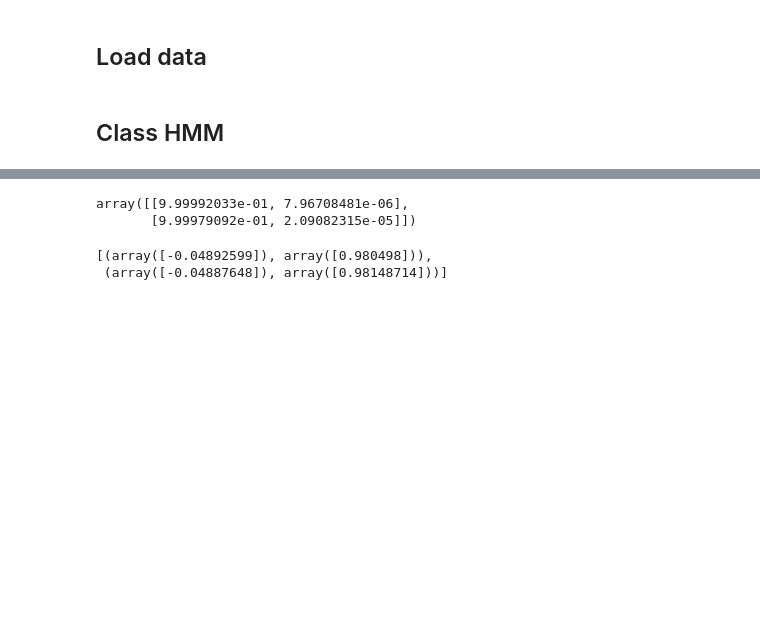
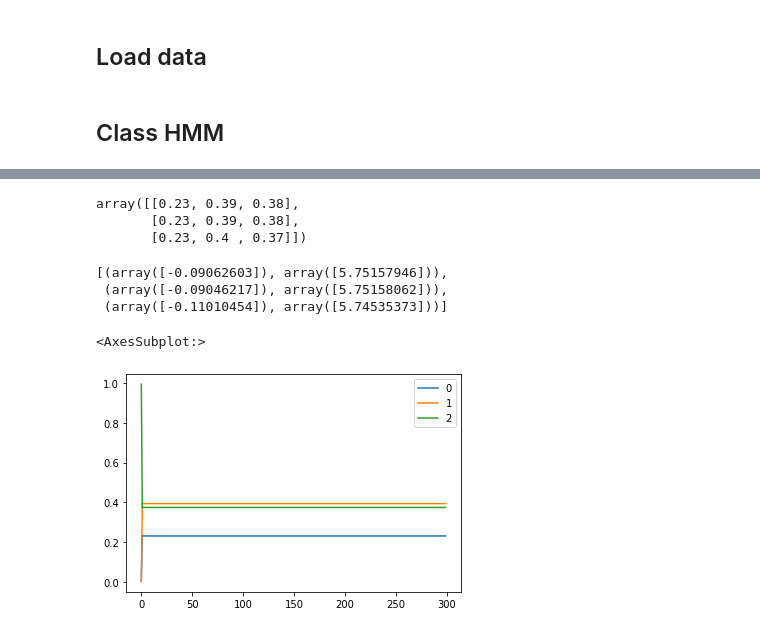
Before and after one commit to felixbrunner/hmm-real-vol, a Jupyter notebook: notebooks/EM_implementation.ipynb, the cells around one changed output, grey strips where cells are left out. Drawn from its saved outputs; the diff is of its cells as text; code cells hidden in the pictures; blank space fills up the shorter version.

Commit message:
fix B_ iteration in Baum-Welch algorithm

```diff
--- a/notebooks/EM_implementation.ipynb
+++ b/notebooks/EM_implementation.ipynb
@@ -51,9 +52,8 @@ class HMM:
 
         A = np.array(self.transition_matrix)
         models = self.emission_models
-        B = self._evaluate_emission_models(Y, models)
         pi = np.array(self.start_probas).reshape(1, -1)
-        return A, B, pi, models
+        return A, pi, models
 
     def _evaluate_emission_models(self, Y, emission_models):
         '''OK'''
@@ -92,7 +92,7 @@ class HMM:
         Beta = beta_T*C[-1]
 
         # iterate
-        for b_t, c_t in zip(B[:0:-1],C[:-1]):
+        for b_t, c_t in zip(B[:0:-1],C[len(C)-2::-1]):
             # calculate
             beta_t = (b_t * Beta[0] @ A.T).reshape(1, -1)
 
@@ -121,7 +121,7 @@ class HMM:
         Beta = self._backward_pass(A, B, pi, C)
         Gamma = self._emission_odds(Alpha, Beta)
         Xi = self._transition_odds(A, B, Alpha, Beta)
-        return Gamma, Xi
+        return Alpha, Gamma, Xi
 
     def _update_transition_matrix(self, Gamma, Xi):
         '''OK'''
@@ -153,36 +153,41 @@ class HMM:
         '''OK'''
         B = self._evaluate_emission_models(Y, emission_models)
         score = (B * Gamma).sum()
-        return score
+        return score, B
 
-    def _update_attributes(self, A_, models_, pi_, Gamma):
+    def _update_attributes(self, A_, models_, pi_, Gamma, Alpha):
         '''OK'''
         self.transition_matrix = A_
         self.emission_models = models_
         self.start_probas = pi_
         self.smoothened_probabilities = Gamma
+        self.filtered_probabilities = Alpha
 
-
-    def _estimate_baum_welch(self, Y, max_iter=100, threshold=1e-10):
+    def _estimate_baum_welch(self, Y, max_iter=100, threshold=1e-6):
         '''WIP'''
 
         #self._check()
 
-        A_, B_, pi_, models_ = self._initialise_baum_welch(Y)
+        A_, pi_, models_ = self._initialise_baum_welch(Y)
         iteration = 0
-        scores = {iteration: self._score(Y, models_, pi_)}
+        score_, B_ = self._score(Y, models_, pi_)
+        scores = {iteration: score_}
         while iteration < max_iter:
             iteration += 1
-            Gamma, Xi = self._do_e_step(Y, A_, B_, pi_)
-            A_, models_, pi_ = self._do_m_step(Y, models_, Gamma, Xi)
-            scores[iteration] = self._score(Y, models_, Gamma)
+            Alpha, Gamma, Xi = self._do_e_step(Y, A_, B_, pi_)
+            A_, models_, pi_ = self._do_m_step(Y, models_, Gamma, Xi) ##update B, transition matrix wrong for k>2
+            score_, B_ = self._score(Y, models_, pi_)
+            scores[iteration] = score_
 
             if abs(scores[iteration]-scores[iteration-1]) < threshold:
                 break
 
+            if iteration == max_iter:
+                warnings.warn('maximum number of iterations reached')
+        else:
+            warnings.warn('maximum number of iterations reached')
 
-
-        self._update_attributes(A_, models_, pi_, Gamma)
+        self._update_attributes(A_, models_, pi_, Gamma, Alpha)
 
         return self, scores
 
@@ -224,5 +229,5 @@ class NormalModel:
 
     def score(self, Y):
         '''returns the likelihood of an observation sequence'''
-        score = self.pdf(Y).sum()
+        score = self.pdf(Y).prod()
         return score
@@ -239,8 +251,8 @@ nm.score(Y)
 # %%
 test = HMM()
-test.state_probas = np.array([[0, 1]])
-test.transition_matrix = np.array([[0.5, 0.5],[0.2, 0.8]])
-test.emission_models = (NormalModel(mu=0, sigma2=1), NormalModel(mu=1, sigma2=1))
+test.start_probas = np.array([[0.3, 0.4, 0.3]])
+test.transition_matrix = np.array([[0.3, 0.4, 0.3],[0.3, 0.4, 0.3],[0.3, 0.4, 0.3]])
+test.emission_models = (NormalModel(mu=0, sigma2=1), NormalModel(mu=1, sigma2=1),NormalModel(mu=-1, sigma2=1))
 
 #A,B,pi,models = test._initialise_baum_welch(Y)
 
@@ -282,10 +294,18 @@ test._estimate_baum_welch(Y, max_iter=1000)
 # %%
-test.transition_matrix
+test.transition_matrix.round(2)
 # %% [output]
-array([[9.99992033e-01, 7.96708481e-06],
-       [9.99979092e-01, 2.09082315e-05]])
+array([[0.23, 0.39, 0.38],
+       [0.23, 0.39, 0.38],
+       [0.23, 0.4 , 0.37]])
 # %%
 [(m.mu,m.sigma2) for m in test.emission_models]
 # %% [output]
-[(array([-0.04892599]), array([0.980498])),
- (array([-0.04887648]), array([0.98148714]))]
+[(array([-0.09062603]), array([5.75157946])),
+ (array([-0.09046217]), array([5.75158062])),
+ (array([-0.11010454]), array([5.74535373]))]
+# %%
+F = pd.DataFrame(test.filtered_probabilities)
+F.plot()
+# %% [output]
+<AxesSubplot:>
+[figure, added]
```
Also changed, not shown: parts of 17 cells of this notebook.
